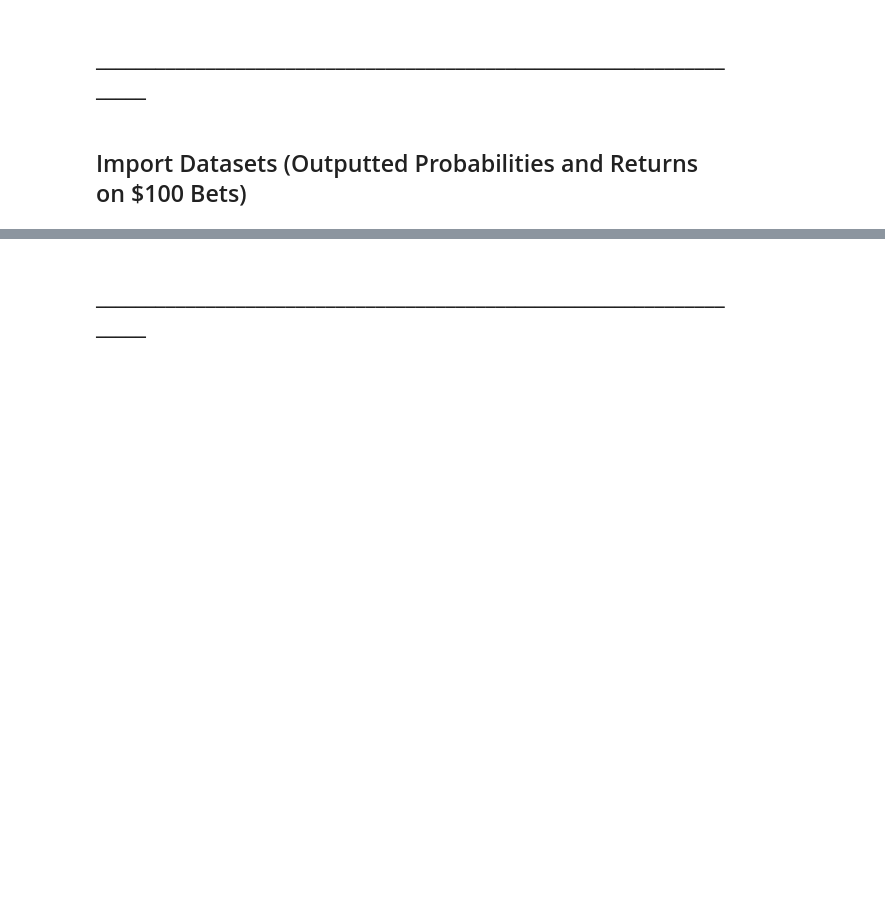
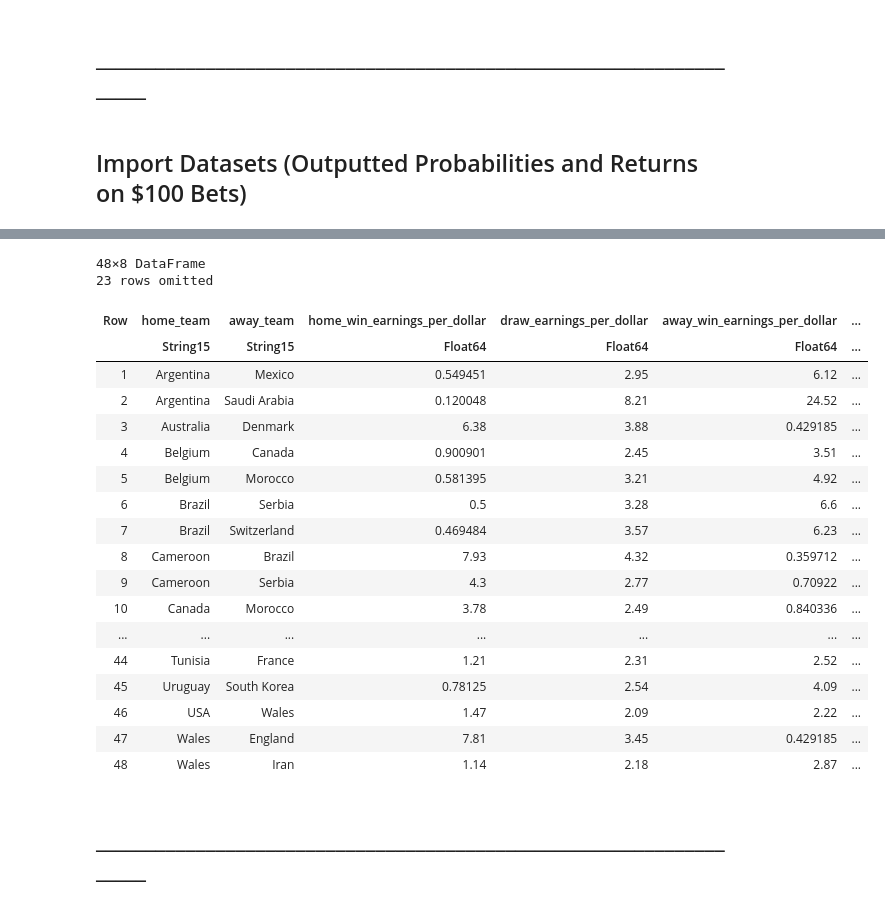
Before and after one commit to shannan-liu1/15095-project, a Jupyter notebook: notebooks/02-yen-optimal-betting.ipynb, the cells around one changed output, grey strips where cells are left out. Cells and saved outputs as stored; diff of their text form; code cells hidden in the pictures; blank space fills up the shorter version.

```diff
--- a/notebooks/02-yen-optimal-betting.ipynb
+++ b/notebooks/02-yen-optimal-betting.ipynb
@@ -76,3 +46,26 @@ logreg_probs
+# %%
+returns
+# %% [output]
+48×8 DataFrame
+23 rows omitted
+| Row | home_team | away_team | home_win_earnings_per_dollar | draw_earnings_per_dollar | away_win_earnings_per_dollar | ... |
+|  | String15 | String15 | Float64 | Float64 | Float64 | ... |
+| 1 | Argentina | Mexico | 0.549451 | 2.95 | 6.12 | ... |
+| 2 | Argentina | Saudi Arabia | 0.120048 | 8.21 | 24.52 | ... |
+| 3 | Australia | Denmark | 6.38 | 3.88 | 0.429185 | ... |
+| 4 | Belgium | Canada | 0.900901 | 2.45 | 3.51 | ... |
+| 5 | Belgium | Morocco | 0.581395 | 3.21 | 4.92 | ... |
+| 6 | Brazil | Serbia | 0.5 | 3.28 | 6.6 | ... |
+| 7 | Brazil | Switzerland | 0.469484 | 3.57 | 6.23 | ... |
+| 8 | Cameroon | Brazil | 7.93 | 4.32 | 0.359712 | ... |
+| 9 | Cameroon | Serbia | 4.3 | 2.77 | 0.70922 | ... |
+| 10 | Canada | Morocco | 3.78 | 2.49 | 0.840336 | ... |
+| ... | ... | ... | ... | ... | ... | ... |
+| 44 | Tunisia | France | 1.21 | 2.31 | 2.52 | ... |
+| 45 | Uruguay | South Korea | 0.78125 | 2.54 | 4.09 | ... |
+| 46 | USA | Wales | 1.47 | 2.09 | 2.22 | ... |
+| 47 | Wales | England | 7.81 | 3.45 | 0.429185 | ... |
+| 48 | Wales | Iran | 1.14 | 2.18 | 2.87 | ... |
 # %% [markdown]
 ## ____________________________________________________________________
 # %%
```
Also changed, not shown: parts of 25 cells of this notebook, 7 other files.
